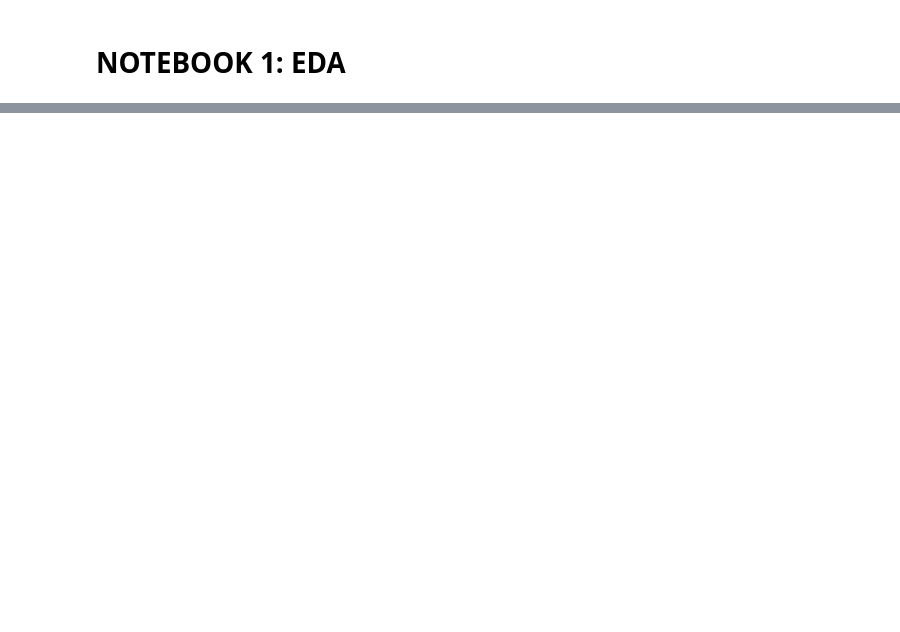
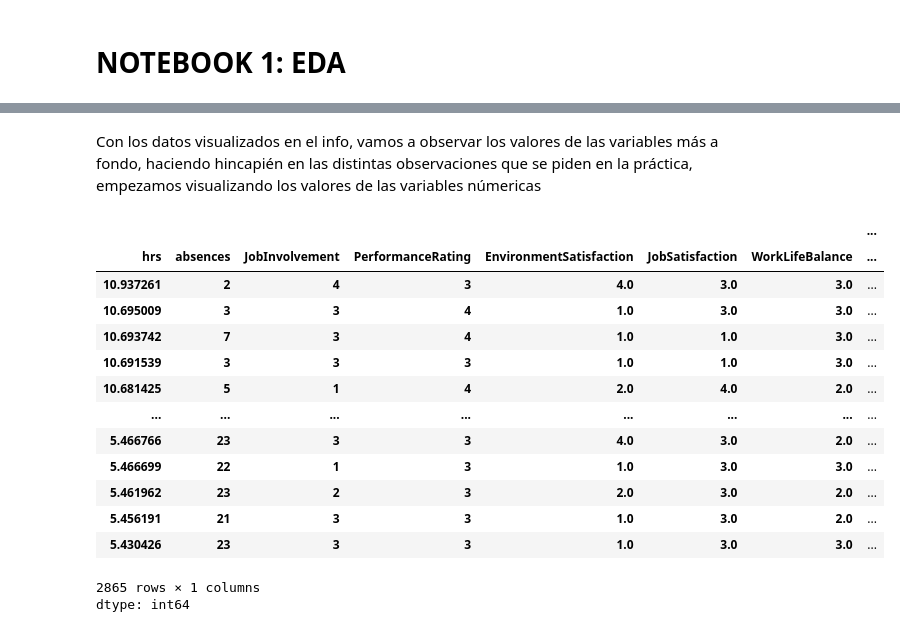
Before and after one commit to 100495802/G11.AA-495802-495702, a Jupyter notebook: P1AA.ipynb, the cells around one changed output, grey strips where cells are left out. Saved outputs shown, nothing was run; the diff lists cells and outputs as text; code cells hidden in the pictures; blank space fills up the shorter version.

```diff
--- a/P1AA.ipynb
+++ b/P1AA.ipynb
@@ -32,0 +55,20 @@ Warning: Total number of columns (31) exceeds max_columns (20) limiting to first
+# %% [markdown]
+Con los datos visualizados en el info, vamos a observar los valores de las variables más a fondo, haciendo hincapién en las distintas observaciones que se piden en la práctica, empezamos visualizando los valores de las variables númericas
+# %%
+datos.select_dtypes(include=['int64', 'float64']).value_counts()
+# %% [output]
+|  |  |  |  |  |  |  | ... |
+| hrs | absences | JobInvolvement | PerformanceRating | EnvironmentSatisfaction | JobSatisfaction | WorkLifeBalance | ... |
+| 10.937261 | 2 | 4 | 3 | 4.0 | 3.0 | 3.0 | ... |
+| 10.695009 | 3 | 3 | 4 | 1.0 | 3.0 | 3.0 | ... |
+| 10.693742 | 7 | 3 | 4 | 1.0 | 1.0 | 3.0 | ... |
+| 10.691539 | 3 | 3 | 3 | 1.0 | 1.0 | 3.0 | ... |
+| 10.681425 | 5 | 1 | 4 | 2.0 | 4.0 | 2.0 | ... |
+| ... | ... | ... | ... | ... | ... | ... | ... |
+| 5.466766 | 23 | 3 | 3 | 4.0 | 3.0 | 2.0 | ... |
+| 5.466699 | 22 | 1 | 3 | 1.0 | 3.0 | 3.0 | ... |
+| 5.461962 | 23 | 2 | 3 | 2.0 | 3.0 | 2.0 | ... |
+| 5.456191 | 21 | 3 | 3 | 1.0 | 3.0 | 2.0 | ... |
+| 5.430426 | 23 | 3 | 3 | 1.0 | 3.0 | 3.0 | ... |
+2865 rows × 1 columns
+dtype: int64
```
Also changed, not shown: parts of 18 cells of this notebook.
